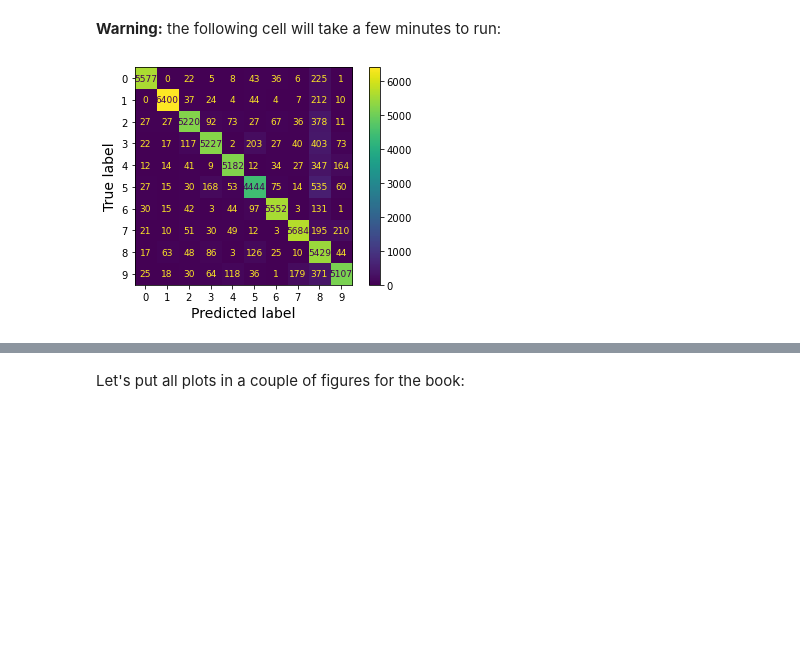
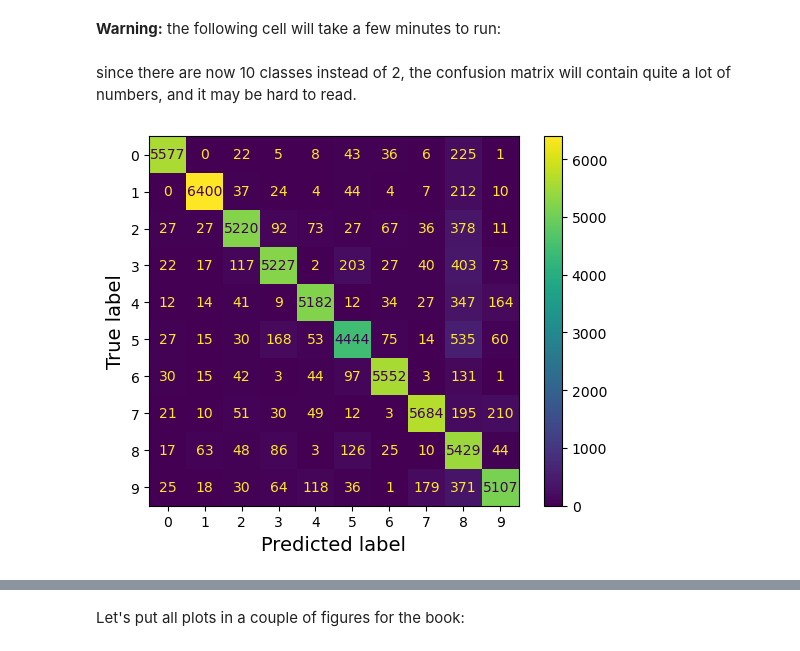
Before and after one commit to natek-1/handson-ml3, a Jupyter notebook: 03_classification.ipynb, the cells around one changed output, grey strips where cells are left out. Saved outputs shown, nothing was run; the diff lists cells and outputs as text; code cells hidden in the pictures; blank space fills up the shorter version.

```diff
--- a/03_classification.ipynb
+++ b/03_classification.ipynb
@@ -595,15 +603,17 @@ array([0.8983, 0.891 , 0.9018])
 # Error Analysis
 # %% [markdown]
 **Warning:** the following cell will take a few minutes to run:
+# %% [markdown]
+since there are now 10 classes instead of 2, the confusion matrix will contain quite a lot of numbers, and it may be hard to read.
 # %%
 from sklearn.metrics import ConfusionMatrixDisplay
 
 y_train_pred = cross_val_predict(sgd_clf, X_train_scaled, y_train, cv=3)
-plt.rc('font', size=9)  # extra code – make the text smaller
+plt.rc('font', size=10)  # extra code – make the text smaller
 ConfusionMatrixDisplay.from_predictions(y_train, y_train_pred)
 plt.show()
 # %% [output]
-[figure, old version]
+[figure, new version]
 # %%
 plt.rc('font', size=10)  # extra code
 ConfusionMatrixDisplay.from_predictions(y_train, y_train_pred,
```
Also changed, not shown: parts of 25 cells of this notebook, 2 other files.
